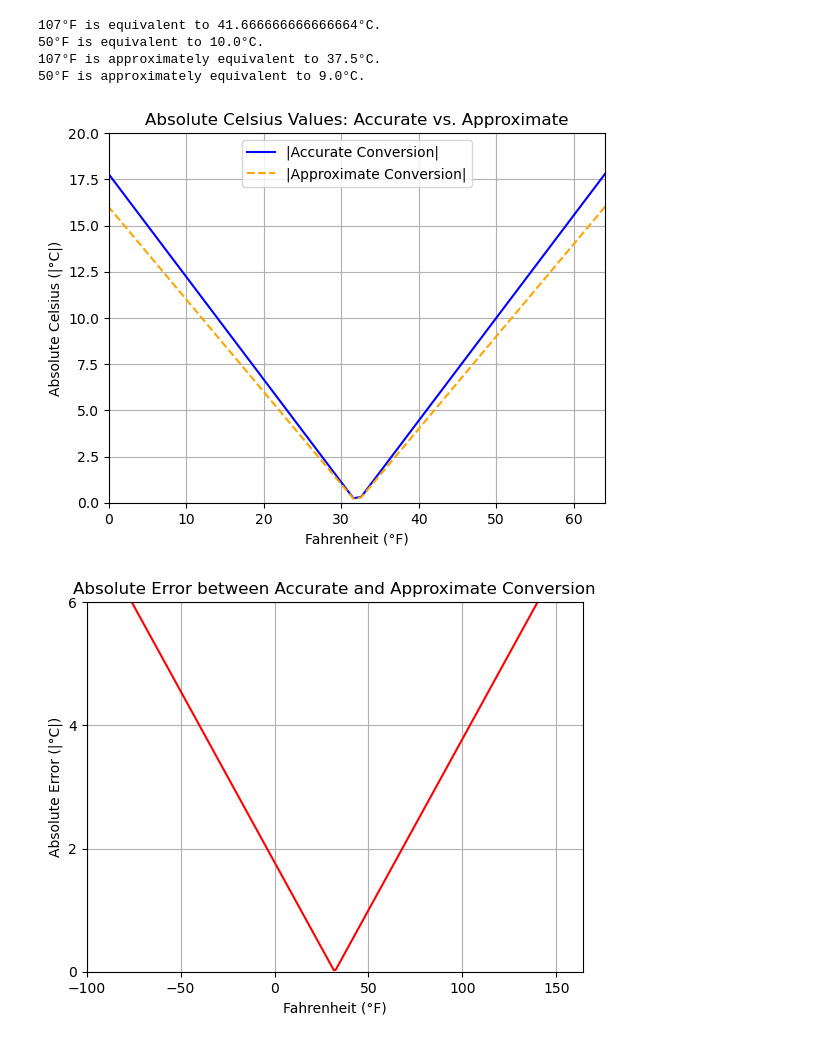
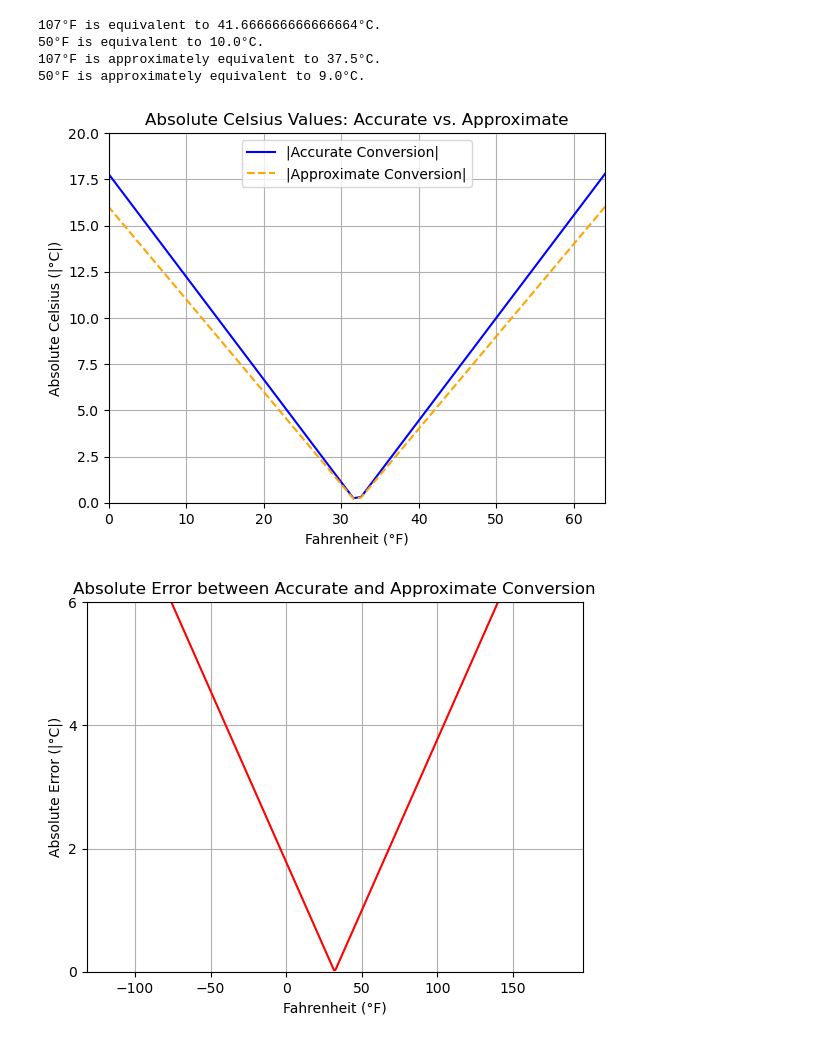
Before and after one commit to ALZ-11/FtoC, a Jupyter notebook: mainFtoC.ipynb, the cells around one changed output. Drawn from its saved outputs; the diff is of its cells as text; code cells hidden in the pictures.

```diff
--- a/mainFtoC.ipynb
+++ b/mainFtoC.ipynb
@@ -203,14 +203,11 @@ print(f"{coolF}°F is approximately equivalent to {approxFtoC(coolF)}°C.")
 50°F is approximately equivalent to 9.0°C.
 # %%
 F_values = np.linspace(-250, 250, 500)
-moreF_values = np.linspace(-250, 250, 1000)
 
 # Calculate Celsius values using the accurate and approximate functions
 C_accurate = np.array([FtoC(F) for F in F_values])
 C_approx = np.array([approxFtoC(F) for F in F_values])
 
-moreC_accurate = np.array([FtoC(F) for F in moreF_values])
-moreC_approx = np.array([approxFtoC(F) for F in moreF_values])
 
 # Calculate absolute values for direct magnitude comparison
 abs_C_accurate = np.abs(C_accurate)
@@ -218,36 +215,35 @@ abs_C_approx = np.abs(C_approx)
 
 # Calculate the absolute error
 error = np.abs(C_accurate - C_approx)
-more_error = np.abs(moreC_accurate - moreC_approx)
 
 axis_range = (-250, 250)
 reduced_axis_range = (0,64)
-reduced_axis_range_error = (-100,164)
+reduced_axis_range_error = (-132,196)
 error_axis_range = (0,20)
 reduced_error_range = (0,6)
 
 # 2. Absolute Value Comparison Plot
 plt.plot(F_values, abs_C_accurate, label="|Accurate Conversion|", color="blue")
 plt.plot(F_values, abs_C_approx, label="|Approximate Conversion|", color="orange", linestyle="--")
 plt.title("Absolute Celsius Values: Accurate vs. Approximate")
 plt.xlabel("Fahrenheit (°F)")
 plt.ylabel("Absolute Celsius (|°C|)")
 plt.xlim(reduced_axis_range)
 plt.ylim(error_axis_range)
 plt.legend()
 plt.grid()
 plt.show()
 
 # 3. Error Plot with Limited Y-Axis Range and Subdivisions.
 plt.plot(F_values, error, color="red")
 plt.title("Absolute Error between Accurate and Approximate Conversion")
 plt.xlabel("Fahrenheit (°F)")
 plt.ylabel("Absolute Error (|°C|)")
 plt.xlim(reduced_axis_range_error)
 plt.ylim(reduced_error_range)
 plt.yticks(np.arange(0, 7, 2))
 plt.grid()
 plt.show()
 # %% [output]
 [figure]
-[figure, old version]
+[figure, new version]
```
Also changed, not shown: parts of 2 cells of this notebook.
